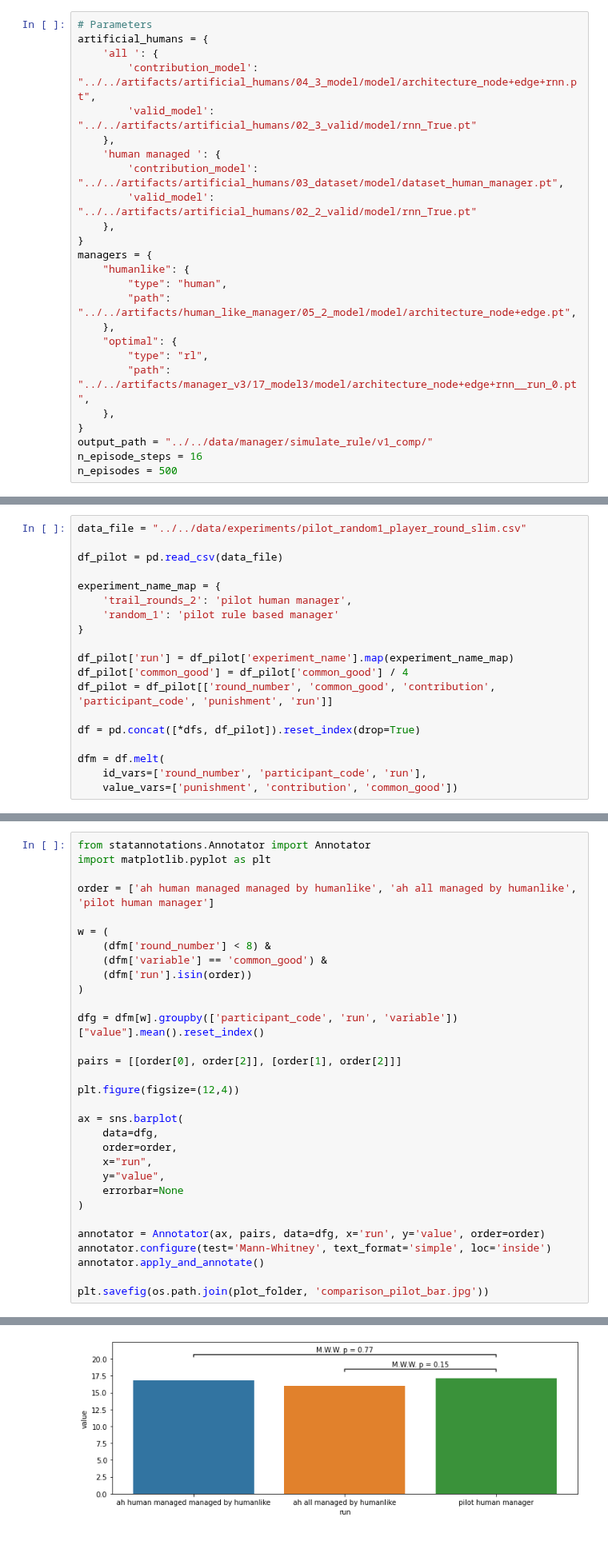
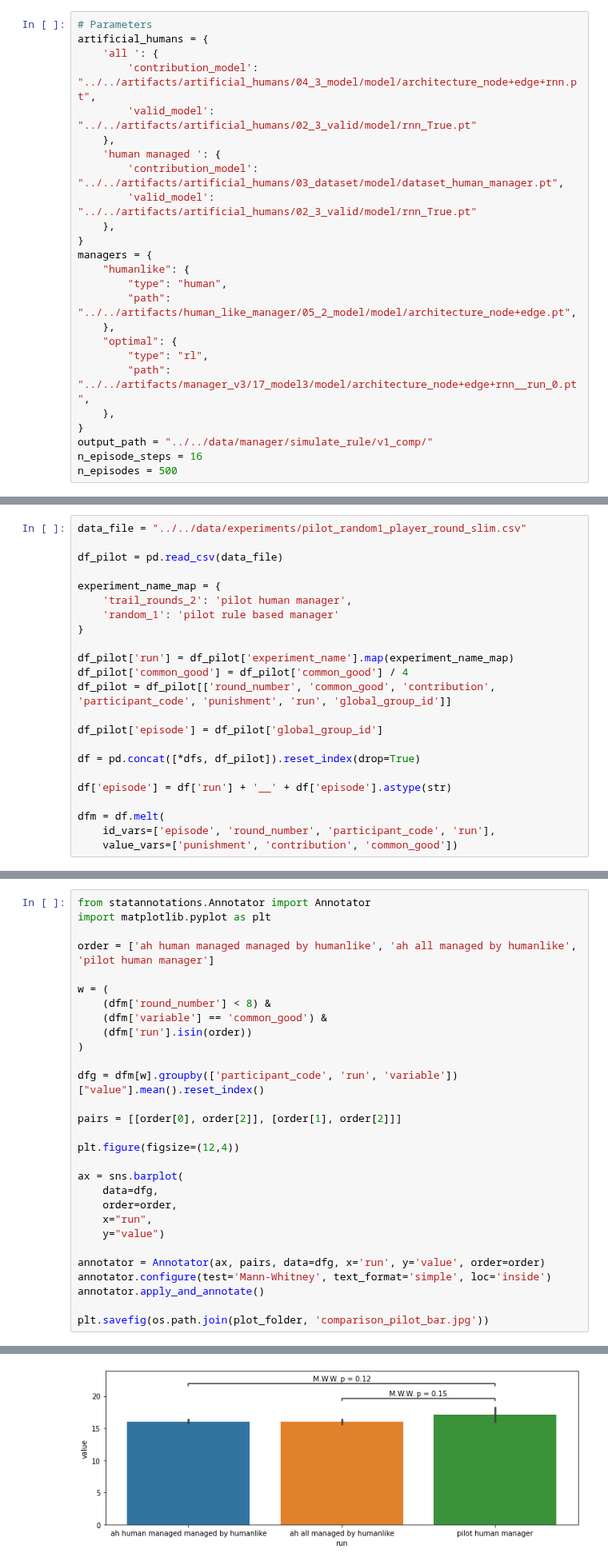
Before and after one commit to center-for-humans-and-machines/algorithmic-institutions, a Jupyter notebook: notebooks/test_manager/simulate_mixed.ipynb, the cells around one changed output, grey strips where cells are left out. Shown at 80% size. Cells and saved outputs as stored; diff of their text form; blank space fills up the shorter version.

Commit message:
Add group embedding.

```diff
--- a/notebooks/test_manager/simulate_mixed.ipynb
+++ b/notebooks/test_manager/simulate_mixed.ipynb
@@ -7,7 +7,7 @@ artificial_humans = {
     },
     'human managed ': {
         'contribution_model': "../../artifacts/artificial_humans/03_dataset/model/dataset_human_manager.pt",
-        'valid_model': "../../artifacts/artificial_humans/02_2_valid/model/rnn_True.pt"
+        'valid_model': "../../artifacts/artificial_humans/02_3_valid/model/rnn_True.pt"
     },
 }
 managers = {
@@ -142,10 +143,14 @@ experiment_name_map = {
 
 df_pilot['run'] = df_pilot['experiment_name'].map(experiment_name_map)
 df_pilot['common_good'] = df_pilot['common_good'] / 4
-df_pilot = df_pilot[['round_number', 'common_good', 'contribution', 'participant_code', 'punishment', 'run']]
+df_pilot = df_pilot[['round_number', 'common_good', 'contribution', 'participant_code', 'punishment', 'run', 'global_group_id']]
+
+df_pilot['episode'] = df_pilot['global_group_id']
 
 df = pd.concat([*dfs, df_pilot]).reset_index(drop=True)
 
+df['episode'] = df['run'] + '__' + df['episode'].astype(str)
+
 dfm = df.melt(
-    id_vars=['round_number', 'participant_code', 'run'],
+    id_vars=['episode', 'round_number', 'participant_code', 'run'],
     value_vars=['punishment', 'contribution', 'common_good'])
@@ -252,9 +270,7 @@ ax = sns.barplot(
     data=dfg,
     order=order,
     x="run",
-    y="value",
-    errorbar=None
-)
+    y="value")
 
 annotator = Annotator(ax, pairs, data=dfg, x='run', y='value', order=order)
 annotator.configure(test='Mann-Whitney', text_format='simple', loc='inside')
@@ -267,4 +283,4 @@ ah human managed managed by humanlike vs. pilot human manager: Mann-Whitney-Wilc
-[figure, old version]
+[figure, new version]
 # %%
 df['contribution'] = df['contribution'].astype(int)
 
```
Also changed, not shown: parts of 13 cells of this notebook, 13 other files.
